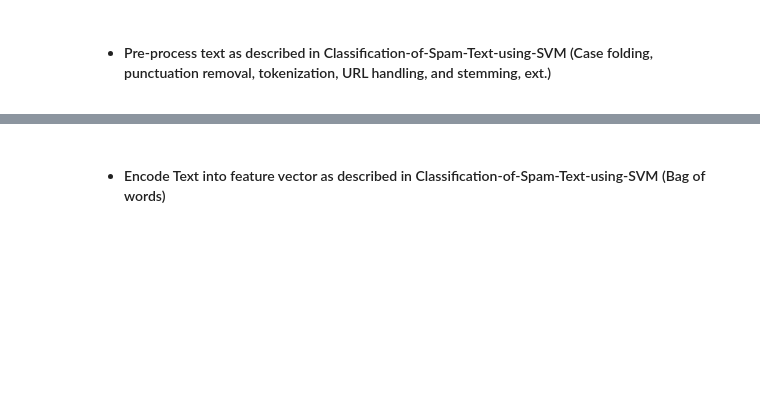
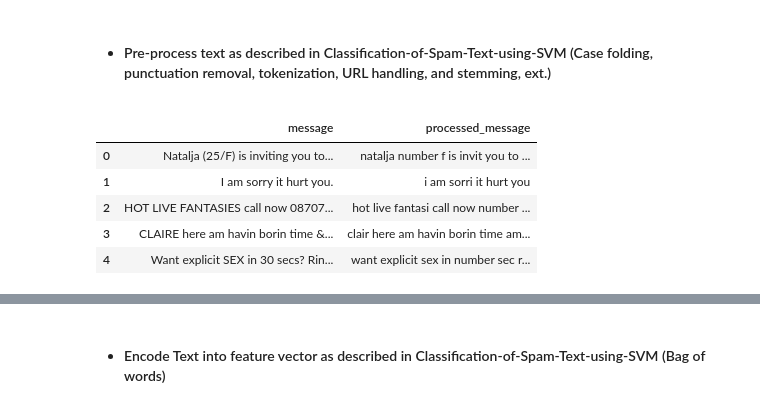
Before and after one commit to clee80/CS372_GroupProject_Group2, a Jupyter notebook: FinalProject_2.ipynb, the cells around one changed output, grey strips where cells are left out. Saved outputs shown, nothing was run; the diff lists cells and outputs as text; code cells hidden in the pictures; blank space fills up the shorter version.

```diff
--- a/FinalProject_2.ipynb
+++ b/FinalProject_2.ipynb
@@ -119,2 +154,10 @@ The distributions also show that ham messages are tightly clustered around short
 # %% [markdown]
 * #### Address or justify outliers and duplicates
+# %%
+duplicate_count = df.duplicated().sum()
+print(f"Number of duplicate rows before removal: {duplicate_count}")
+
+df = df.drop_duplicates()
+
+print(f"Number of duplicate rows after removal: {df.duplicated().sum()}")
+print(f"Shape after duplicate removal: {df.shape}")
@@ -123,2 +215,38 @@ The distributions also show that ham messages are tightly clustered around short
 # %% [markdown]
 * #### Pre-process text as described in Classification-of-Spam-Text-using-SVM (Case folding, punctuation removal, tokenization, URL handling, and stemming, ext.)
+# %%
+stemmer = PorterStemmer()
+
+def preprocess_text(text):
+    # Convert to lowercase
+    text = text.lower()
+
+    # Replace URLs
+    text = re.sub(r'http\S+|www\S+|https\S+', ' urladdress ', text)
+
+    # Replace numbers
+    text = re.sub(r'\d+', ' number ', text)
+
+    # Remove punctuation
+    text = text.translate(str.maketrans('', '', string.punctuation))
+
+    # Tokenization (simple and safe)
+    tokens = text.split()
+
+    # Stemming
+    tokens = [stemmer.stem(word) for word in tokens]
+
+    return " ".join(tokens)
+
+# Apply preprocessing
+balanced_df["processed_message"] = balanced_df["message"].apply(preprocess_text)
+
+# View results
+balanced_df[["message", "processed_message"]].head()
+# %% [output]
+|  | message | processed_message |
+| 0 | Natalja (25/F) is inviting you to... | natalja number f is invit you to ... |
+| 1 | I am sorry it hurt you. | i am sorri it hurt you |
+| 2 | HOT LIVE FANTASIES call now 08707... | hot live fantasi call now number ... |
+| 3 | CLAIRE here am havin borin time &... | clair here am havin borin time am... |
+| 4 | Want explicit SEX in 30 secs? Rin... | want explicit sex in number sec r... |
```
Also changed, not shown: parts of 12 cells of this notebook.
